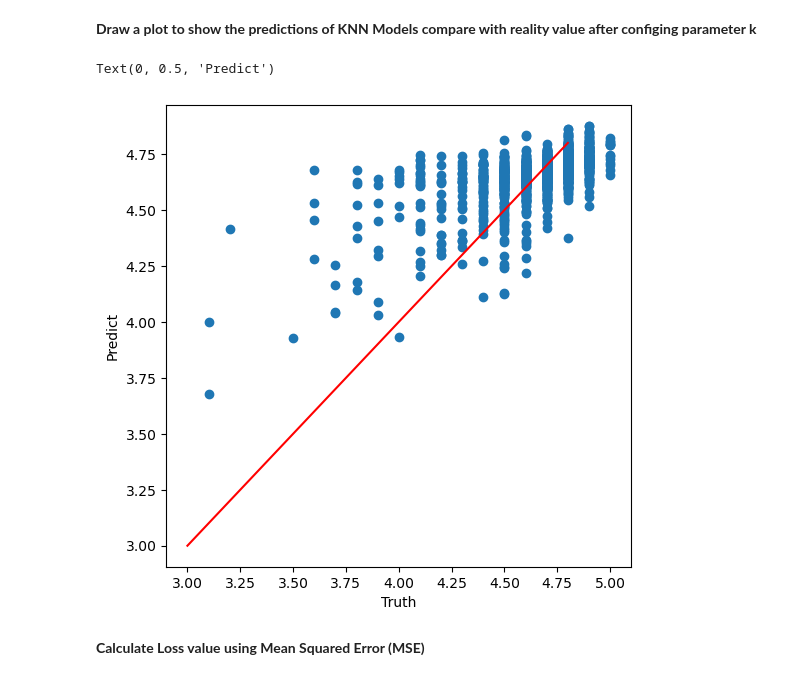
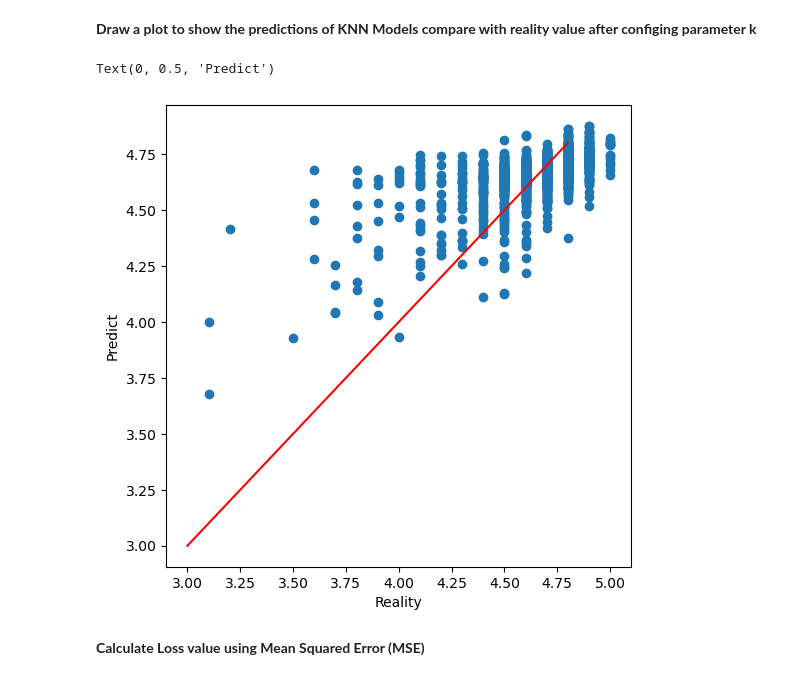
Before and after one commit to dagngyen/hcmus_23-24_coursesra-courses-analysis, a Jupyter notebook: Phase 2: Building model/knn.ipynb, the cells around one changed output. Saved outputs shown, nothing was run; the diff lists cells and outputs as text; code cells hidden in the pictures.

```diff
--- a/Phase 2: Building model/knn.ipynb
+++ b/Phase 2: Building model/knn.ipynb
@@ -169,12 +178,12 @@ knn_predictions=modified_knnModel.predict(X_test)
 # %%
 plt.figure(figsize=(6, 6))
 plt.plot(np.arange(3,5,0.2),np.arange(3,5,0.2),color='red')
 plt.scatter(y_test, knn_predictions)
-plt.xlabel("Truth")
+plt.xlabel("Reality")
 plt.ylabel("Predict")
 # %% [output]
 Text(0, 0.5, 'Predict')
-[figure, old version]
+[figure, new version]
 # %% [markdown]
 **Calculate Loss value using Mean Squared Error (MSE)**
 # %%
```
Also changed, not shown: parts of 10 cells of this notebook.
